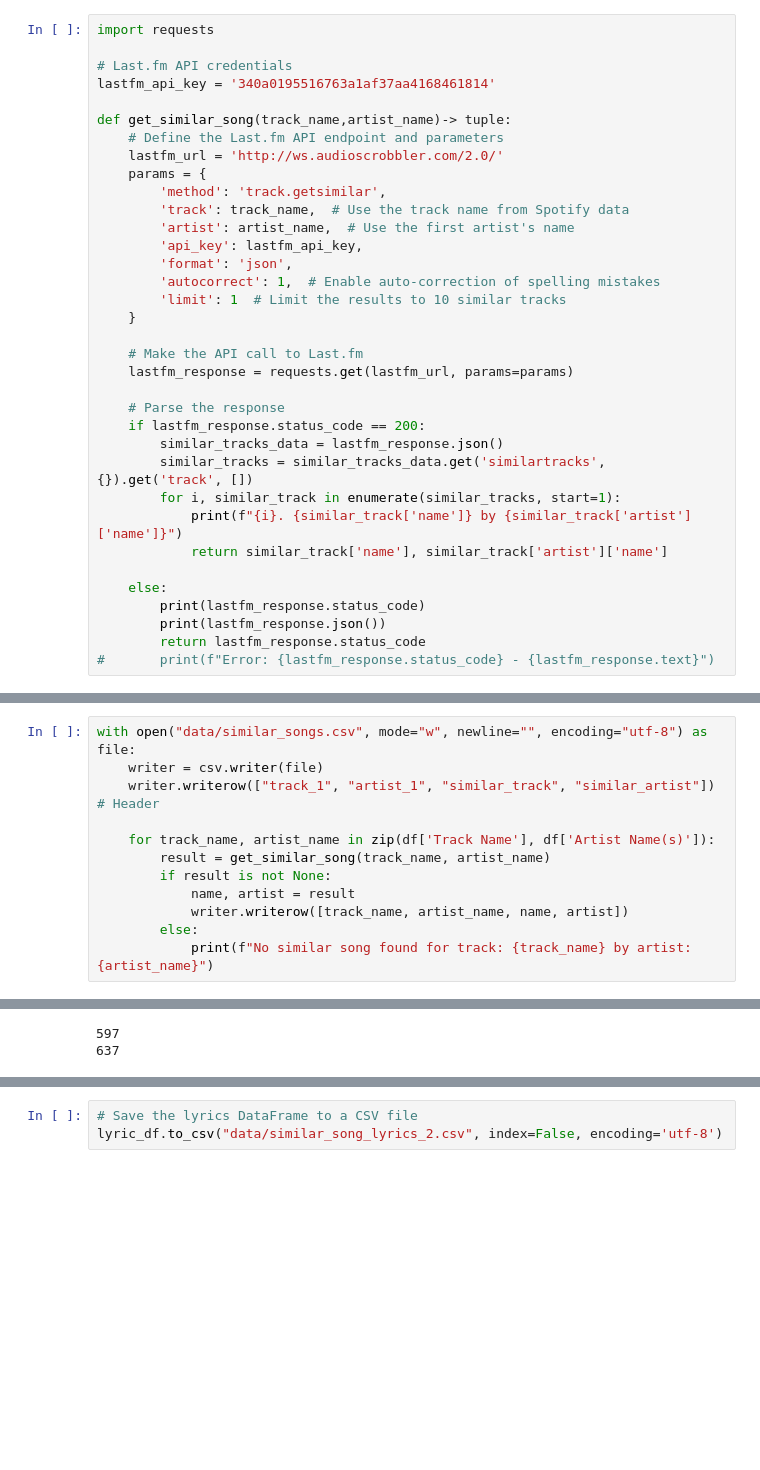
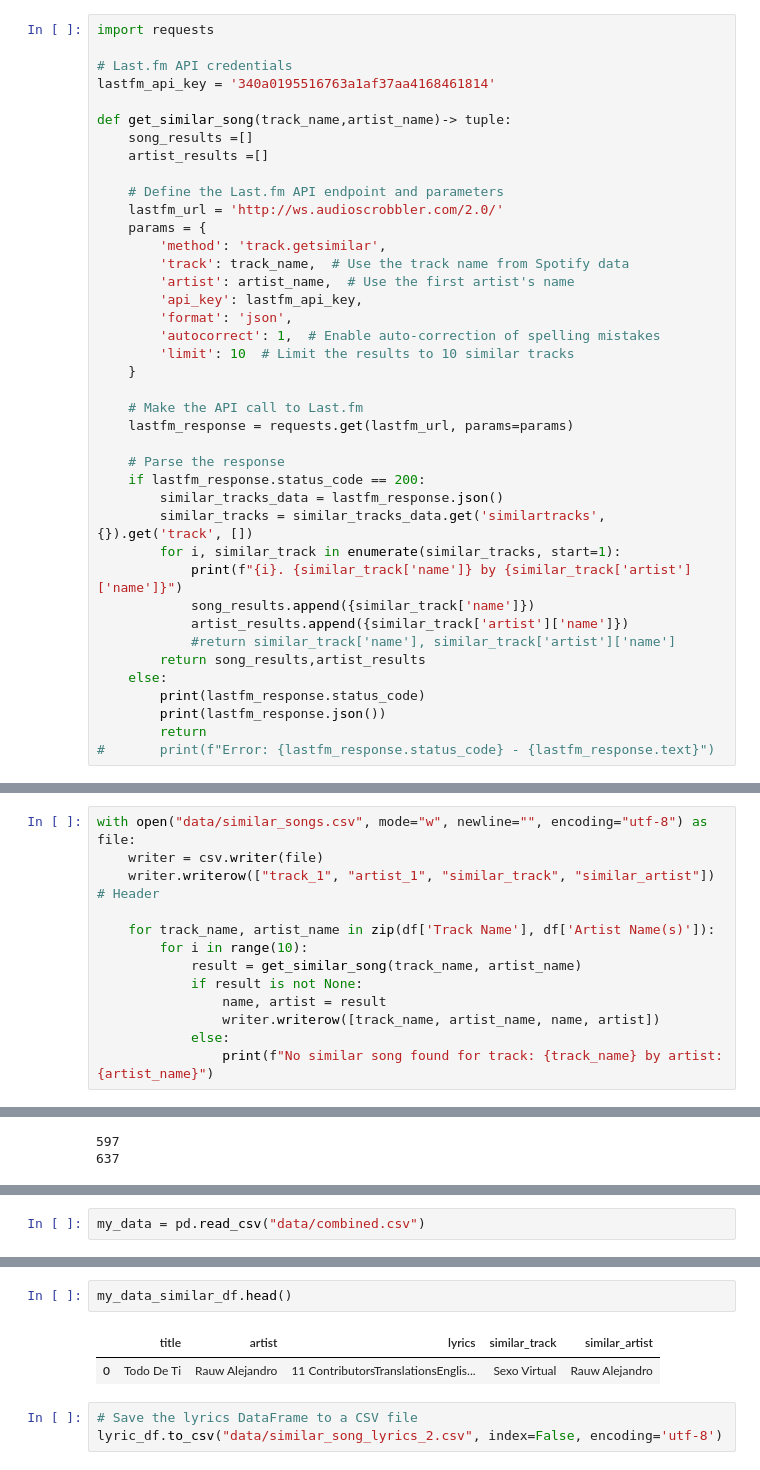
Before and after one commit to kathyaristi/NLP_Final, a Jupyter notebook: lastfm_api.ipynb, the cells around one changed output, grey strips where cells are left out. Drawn from its saved outputs; the diff is of its cells as text; blank space fills up the shorter version.

```diff
--- a/lastfm_api.ipynb
+++ b/lastfm_api.ipynb
@@ -5,6 +5,9 @@ import requests
 lastfm_api_key = '340a0195516763a1af37aa4168461814'
 
 def get_similar_song(track_name,artist_name)-> tuple:
+	song_results =[]
+	artist_results =[]
+
 	# Define the Last.fm API endpoint and parameters
 	lastfm_url = 'http://ws.audioscrobbler.com/2.0/'
 	params = {
@@ -14,7 +17,7 @@ def get_similar_song(track_name,artist_name)-> tuple:
 		'api_key': lastfm_api_key,
 		'format': 'json',
 		'autocorrect': 1,  # Enable auto-correction of spelling mistakes
-		'limit': 1  # Limit the results to 10 similar tracks
+		'limit': 10  # Limit the results to 10 similar tracks
 	}
 
 	# Make the API call to Last.fm
@@ -26,12 +29,14 @@ def get_similar_song(track_name,artist_name)-> tuple:
 		similar_tracks = similar_tracks_data.get('similartracks', {}).get('track', [])
 		for i, similar_track in enumerate(similar_tracks, start=1):
 			print(f"{i}. {similar_track['name']} by {similar_track['artist']['name']}")
-			return similar_track['name'], similar_track['artist']['name']
-
+			song_results.append({similar_track['name']})
+			artist_results.append({similar_track['artist']['name']})
+			#return similar_track['name'], similar_track['artist']['name']
+		return song_results,artist_results
 	else:
 		print(lastfm_response.status_code)
 		print(lastfm_response.json())
-		return lastfm_response.status_code
+		return
 #		print(f"Error: {lastfm_response.status_code} - {lastfm_response.text}")
 # %%
 import pandas as pd
@@ -48,12 +53,13 @@ with open("data/similar_songs.csv", mode="w", newline="", encoding="utf-8") as f
     writer.writerow(["track_1", "artist_1", "similar_track", "similar_artist"])  # Header
 
     for track_name, artist_name in zip(df['Track Name'], df['Artist Name(s)']):
-        result = get_similar_song(track_name, artist_name)
-        if result is not None:
-            name, artist = result
-            writer.writerow([track_name, artist_name, name, artist])
-        else:
-            print(f"No similar song found for track: {track_name} by artist: {artist_name}")
+        for i in range(10):
+            result = get_similar_song(track_name, artist_name)
+            if result is not None:
+                name, artist = result
+                writer.writerow([track_name, artist_name, name, artist])
+            else:
+                print(f"No similar song found for track: {track_name} by artist: {artist_name}")
 # %% [output]
 1. Sexo Virtual by Rauw Alejandro
 No similar song found for track: Callaita by artist: Bad Bunny,Tainy
@@ -98,3 +104,5 @@ similar_song_lyrics[:10]
 | 7 | Killa Cam | rap | Cam'ron | 2004 | 173166 | {"Cam\\'ron","Opera Steve"} | [Chorus: Opera Steve & Cam'ron]\n... | 1 | Killa Cam by Cam'ron | He's the One Your Thinking Of | ... |
 | 8 | Killa Cam | rap | Cam'ron | 2004 | 173166 | {"Cam\\'ron","Opera Steve"} | [Chorus: Opera Steve & Cam'ron]\n... | 1 | Killa Cam by Cam'ron | Who Shot Ya | ... |
 | 9 | Killa Cam | rap | Cam'ron | 2004 | 173166 | {"Cam\\'ron","Opera Steve"} | [Chorus: Opera Steve & Cam'ron]\n... | 1 | Killa Cam by Cam'ron | What Did I Do | ... |
+# %%
+my_data = pd.read_csv("data/combined.csv")
@@ -144,3 +177,8 @@ NameError: name 'pd' is not defined
+# %%
+my_data_similar_df.head()
+# %% [output]
+|  | title | artist | lyrics | similar_track | similar_artist |
+| 0 | Todo De Ti | Rauw Alejandro | 11 ContributorsTranslationsEnglis... | Sexo Virtual | Rauw Alejandro |
 # %%
 # Save the lyrics DataFrame to a CSV file
 lyric_df.to_csv("data/similar_song_lyrics_2.csv", index=False, encoding='utf-8')
```
Also changed, not shown: parts of 2 cells of this notebook, 8 other files.
